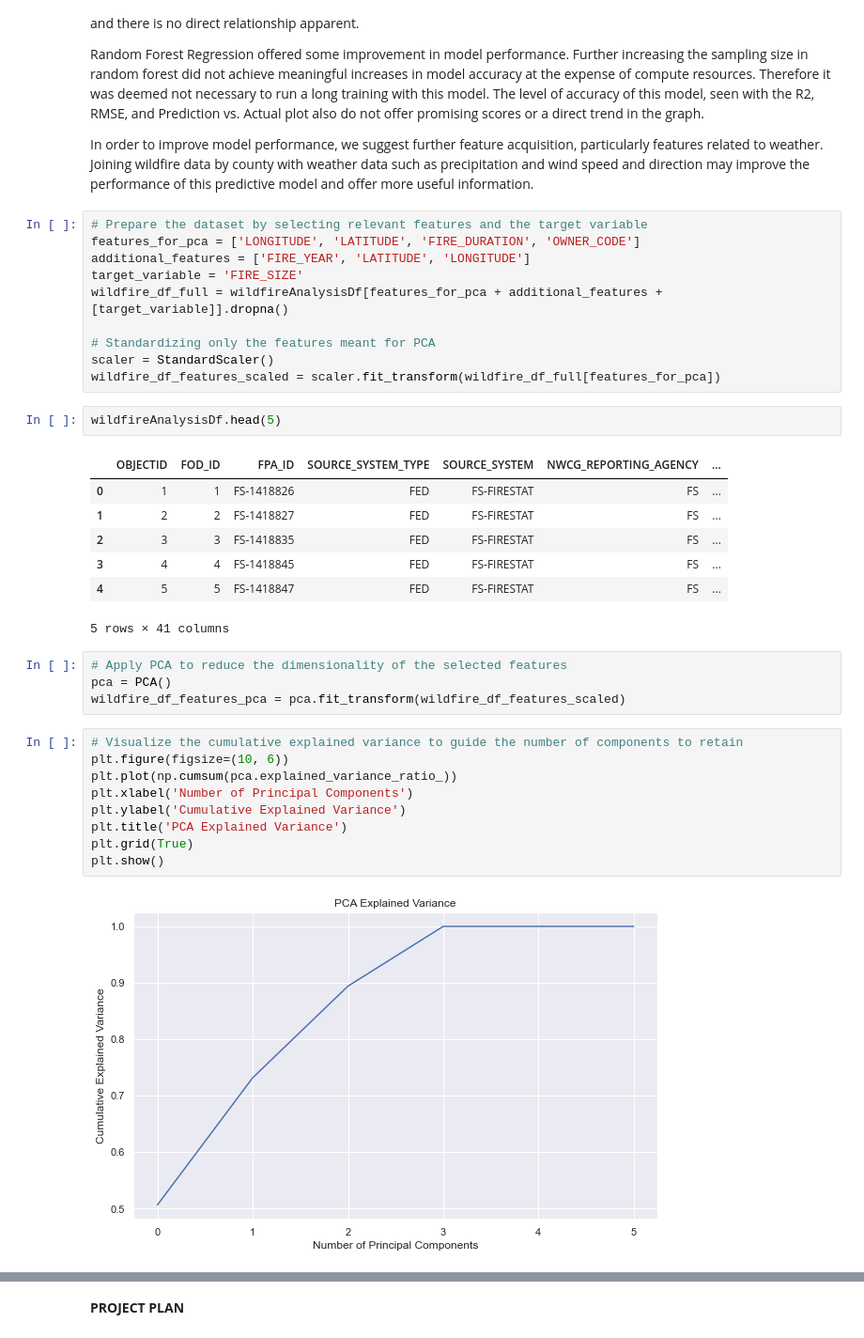
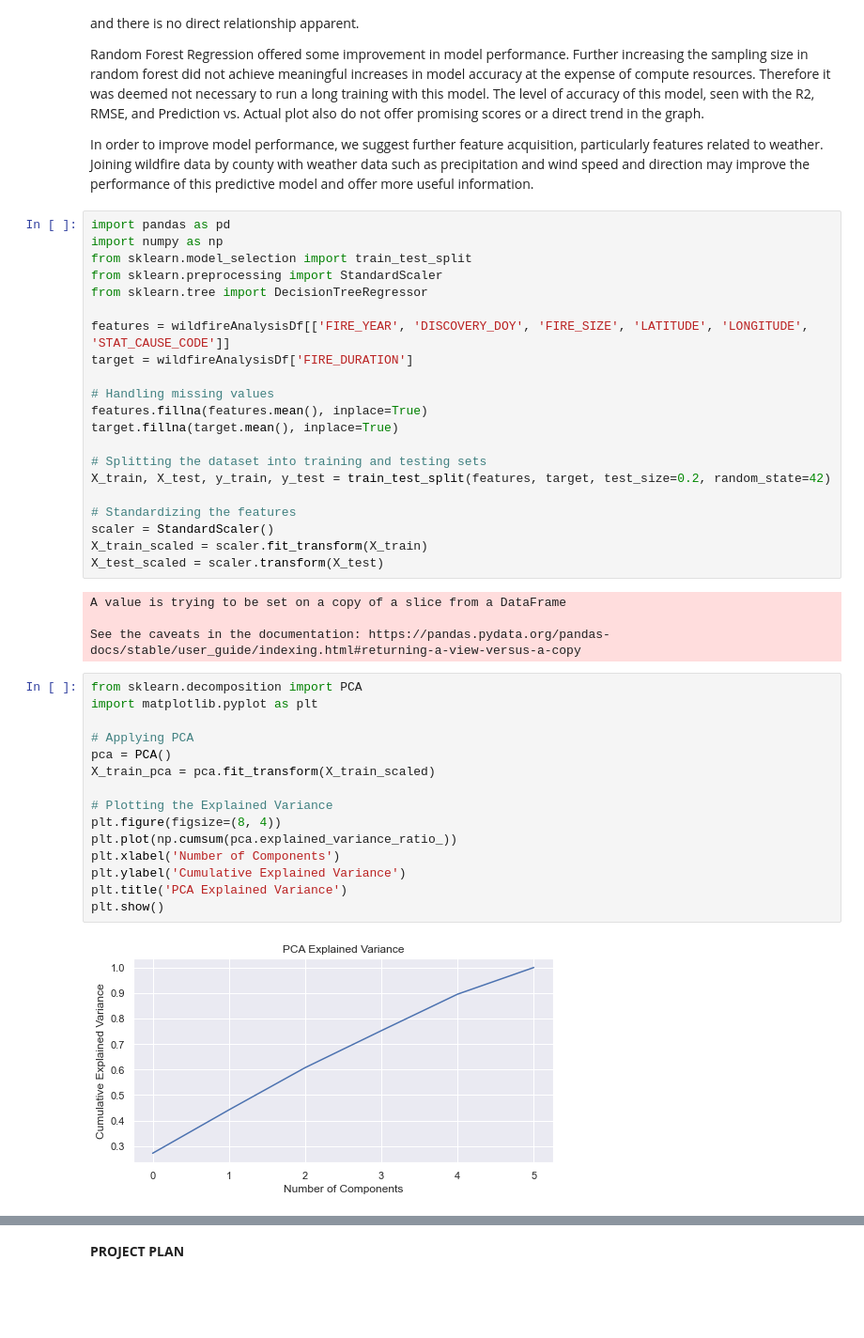
Before and after one commit to connormccoll/fire-scope, a Jupyter notebook: fireScope.ipynb, the cells around one changed output, grey strips where cells are left out. Shown at 94% size. Drawn from its saved outputs; the diff is of its cells as text; blank space fills up the shorter version.

```diff
--- a/fireScope.ipynb
+++ b/fireScope.ipynb
@@ -529,38 +561,45 @@ Ultimately, the R2, RMSE scores are too low and Prediction vs. Actual plots show
 Random Forest Regression offered some improvement in model performance. Further increasing the sampling size in random forest did not achieve meaningful increases in model accuracy at the expense of compute resources. Therefore it was deemed not necessary to run a long training with this model. The level of accuracy of this model, seen with the R2, RMSE, and Prediction vs. Actual plot also do not offer promising scores or a direct trend in the graph.
 
 In order to improve model performance, we suggest further feature acquisition, particularly features related to weather. Joining wildfire data by county with weather data such as precipitation and wind speed and direction may improve the performance of this predictive model and offer more useful information.
-# %%
-# Prepare the dataset by selecting relevant features and the target variable
-features_for_pca = ['LONGITUDE', 'LATITUDE', 'FIRE_DURATION', 'OWNER_CODE']
-additional_features = ['FIRE_YEAR', 'LATITUDE', 'LONGITUDE']
-target_variable = 'FIRE_SIZE'
-wildfire_df_full = wildfireAnalysisDf[features_for_pca + additional_features + [target_variable]].dropna()
-
-# Standardizing only the features meant for PCA
-scaler = StandardScaler()
-wildfire_df_features_scaled = scaler.fit_transform(wildfire_df_full[features_for_pca])
-# %%
-wildfireAnalysisDf.head(5)
-# %% [output]
-|  | OBJECTID | FOD_ID | FPA_ID | SOURCE_SYSTEM_TYPE | SOURCE_SYSTEM | NWCG_REPORTING_AGENCY | ... |
-| 0 | 1 | 1 | FS-1418826 | FED | FS-FIRESTAT | FS | ... |
-| 1 | 2 | 2 | FS-1418827 | FED | FS-FIRESTAT | FS | ... |
-| 2 | 3 | 3 | FS-1418835 | FED | FS-FIRESTAT | FS | ... |
-| 3 | 4 | 4 | FS-1418845 | FED | FS-FIRESTAT | FS | ... |
-| 4 | 5 | 5 | FS-1418847 | FED | FS-FIRESTAT | FS | ... |
-5 rows × 41 columns
-# %%
-# Apply PCA to reduce the dimensionality of the selected features
-pca = PCA()
-wildfire_df_features_pca = pca.fit_transform(wildfire_df_features_scaled)
+# %%
+import pandas as pd
+import numpy as np
+from sklearn.model_selection import train_test_split
+from sklearn.preprocessing import StandardScaler
+from sklearn.tree import DecisionTreeRegressor
+
+features = wildfireAnalysisDf[['FIRE_YEAR', 'DISCOVERY_DOY', 'FIRE_SIZE', 'LATITUDE', 'LONGITUDE', 'STAT_CAUSE_CODE']]
+target = wildfireAnalysisDf['FIRE_DURATION']
+
+# Handling missing values
+features.fillna(features.mean(), inplace=True)
+target.fillna(target.mean(), inplace=True)
+
+# Splitting the dataset into training and testing sets
+X_train, X_test, y_train, y_test = train_test_split(features, target, test_size=0.2, random_state=42)
+
+# Standardizing the features
+scaler = StandardScaler()
+X_train_scaled = scaler.fit_transform(X_train)
+X_test_scaled = scaler.transform(X_test)
+# %% [output]
+A value is trying to be set on a copy of a slice from a DataFrame
+
+See the caveats in the documentation: https://pandas.pydata.org/pandas-docs/stable/user_guide/indexing.html#returning-a-view-versus-a-copy
 # %%
-# Visualize the cumulative explained variance to guide the number of components to retain
-plt.figure(figsize=(10, 6))
+from sklearn.decomposition import PCA
+import matplotlib.pyplot as plt
+
+# Applying PCA
+pca = PCA()
+X_train_pca = pca.fit_transform(X_train_scaled)
+
+# Plotting the Explained Variance
+plt.figure(figsize=(8, 4))
 plt.plot(np.cumsum(pca.explained_variance_ratio_))
-plt.xlabel('Number of Principal Components')
+plt.xlabel('Number of Components')
 plt.ylabel('Cumulative Explained Variance')
 plt.title('PCA Explained Variance')
-plt.grid(True)
 plt.show()
 # %% [output]
-[figure, old version]
+[figure, new version]
```
Also changed, not shown: parts of 17 cells of this notebook.
